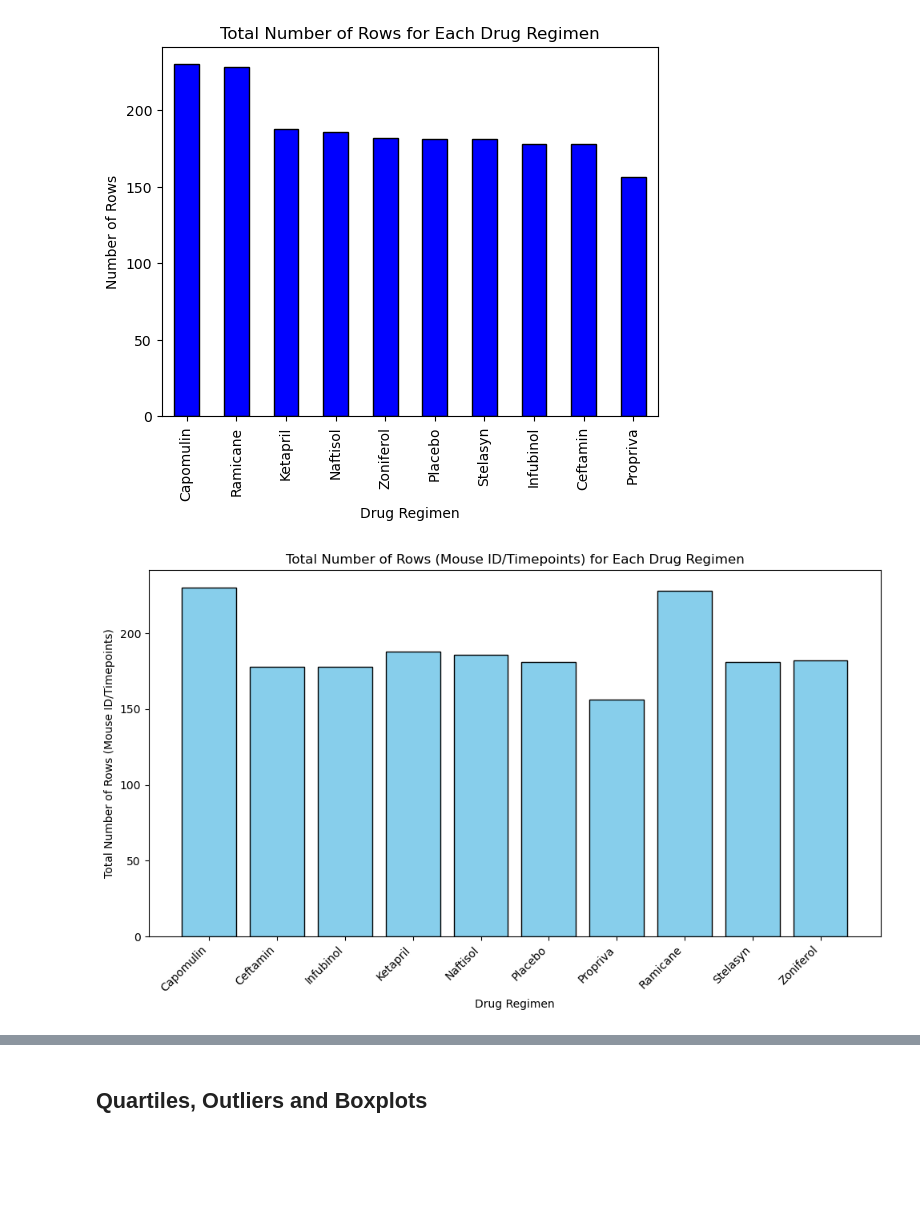
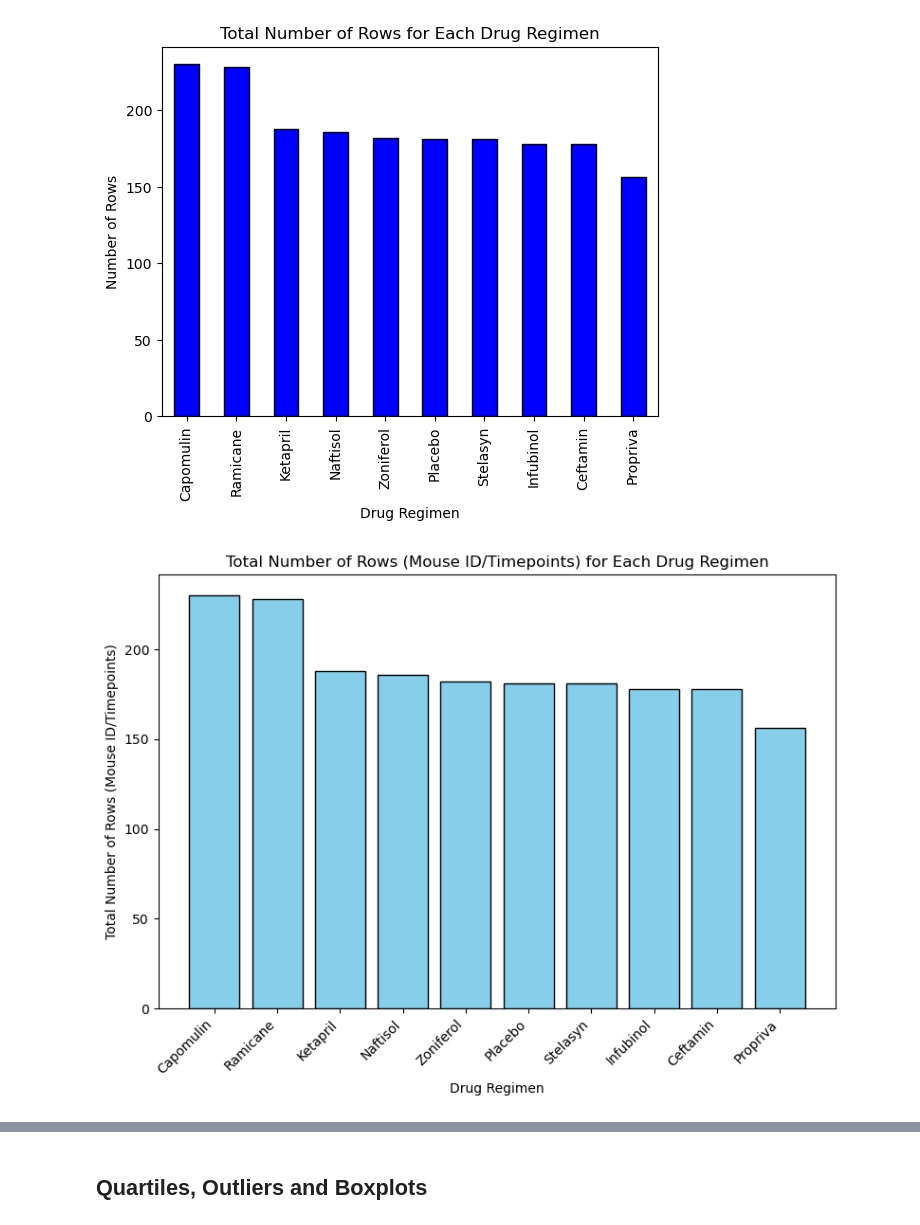
Before and after one commit to mascee/Challenge-5-Pymaceuticals, a Jupyter notebook: Challenge5_Pymaceuticals.ipynb, the cells around one changed output, grey strips where cells are left out. Cells and saved outputs as stored; diff of their text form; code cells hidden in the pictures; blank space fills up the shorter version.

Commit message:
With all plots

```diff
--- a/Challenge5_Pymaceuticals.ipynb
+++ b/Challenge5_Pymaceuticals.ipynb
@@ -196,23 +196,25 @@ plt.show()
 [figure]
 # %%
 # Generate a bar plot showing the total number of rows (Mouse ID/Timepoints) for each drug regimen using pyplot.
-row_counts = clean_data.groupby('Drug Regimen').size()
+# row_counts = clean_data.groupby('Drug Regimen').size()
 
 # Create a bar plot
-plt.figure(figsize=(10, 6))
-plt.bar(row_counts.index, row_counts.values, color='skyblue', edgecolor='black')
+plt.figure(figsize=(8, 6))
+#plt.bar(row_counts.index, row_counts.values, color='skyblue', edgecolor='black')
+plt.bar(regimen_counts.index, regimen_counts.values, color='skyblue', edgecolor='black')
+
 
 plt.xlabel('Drug Regimen')
 plt.ylabel('Total Number of Rows (Mouse ID/Timepoints)')
 plt.title('Total Number of Rows (Mouse ID/Timepoints) for Each Drug Regimen')
 
 # Rotate x-axis labels
 plt.xticks(rotation=45, ha='right')
 
 plt.tight_layout()
 plt.show()
 # %% [output]
-[figure, old version]
+[figure, new version]
 # %%
 # Get the unique mice with their gender
 unique_mice = clean_data[['Mouse ID', 'Sex']].drop_duplicates()
```
Also changed, not shown: parts of 14 cells of this notebook.
